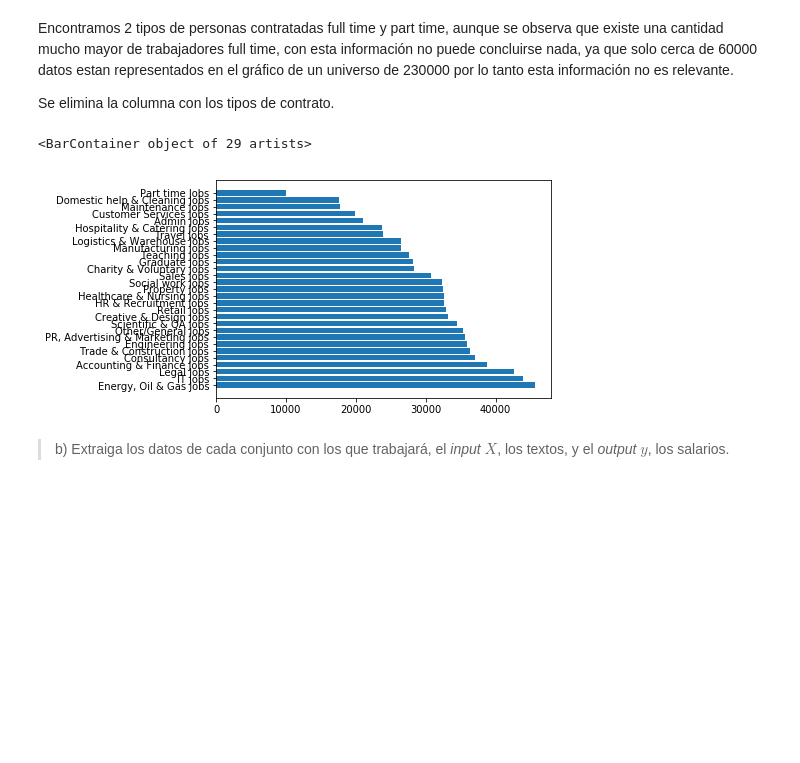
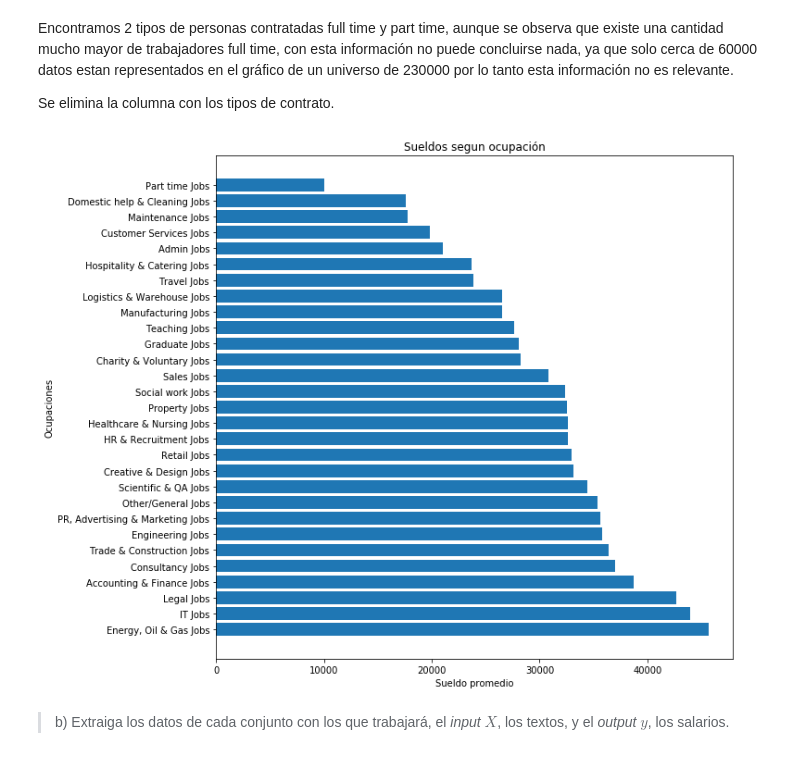
Before and after one commit to LeMythedeSisyphe/MachineLearning-Taller0, a Jupyter notebook: Taller0.ipynb, the cells around one changed output. Drawn from its saved outputs; the diff is of its cells as text; code cells hidden in the pictures; blank space fills up the shorter version.

```diff
--- a/Taller0.ipynb
+++ b/Taller0.ipynb
@@ -124,15 +145,18 @@ del df_train['ContractType']
 # %%
 ct = df_val[pd.notnull(df_val['Category'])]
 set1 = ct.Category.unique()
 set1
 
 jobs = df.groupby('Category', as_index=False)['SalaryNormalized'].mean()
 jobs = jobs.sort_values('SalaryNormalized', ascending=False)
-
+plt.figure(figsize=(10,10))
 plt.barh(jobs.Category, jobs.SalaryNormalized)
+plt.title("Sueldos segun ocupación") #titulo
+plt.xlabel('Sueldo promedio') #Nombre eje x
+plt.ylabel('Ocupaciones') #Nombre eje y
+plt.show()
 # %% [output]
-<BarContainer object of 29 artists>
-[figure, old version]
+[figure, new version]
 # %% [markdown]
 > b) Extraiga los datos de cada conjunto con los que trabajará, el *input* $X$, los textos, y el *output* $y$, los salarios.
 # %%
```
Also changed, not shown: parts of 7 cells of this notebook.
